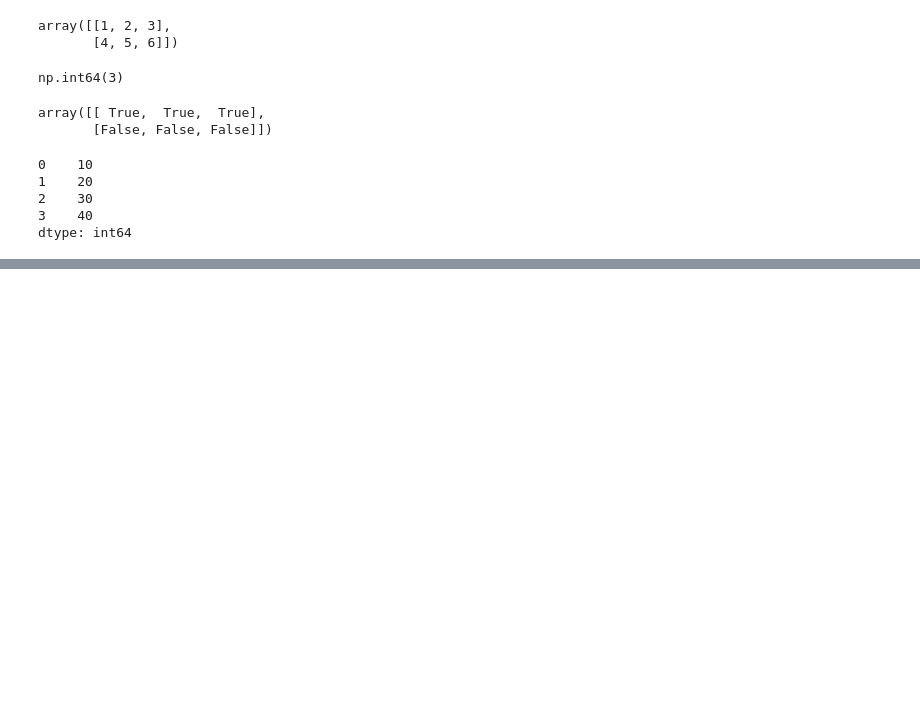
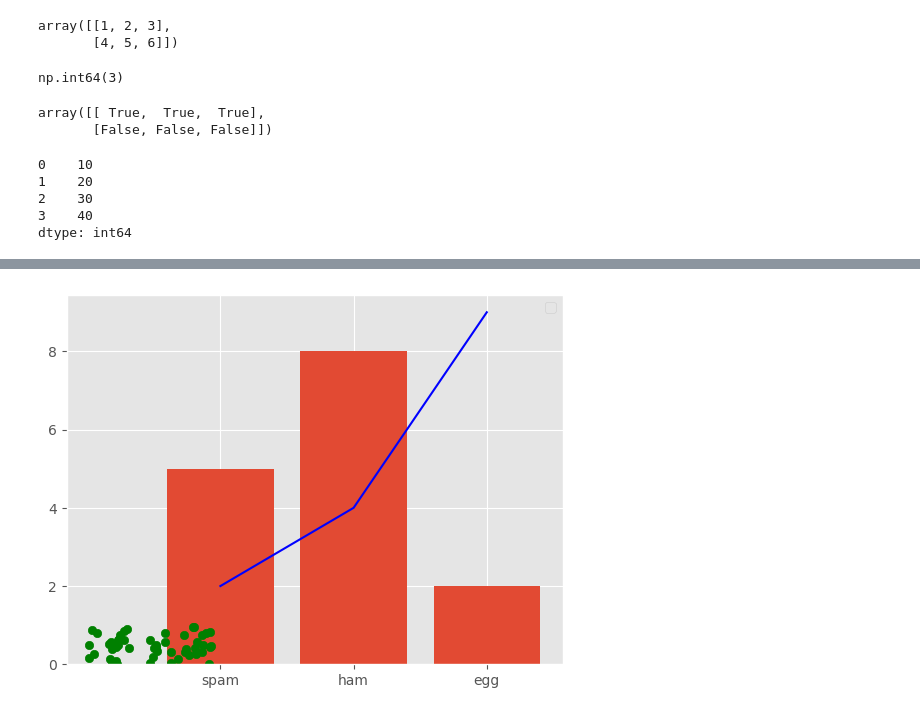
Before and after one commit to makishig/python_practice, a Jupyter notebook: 2026_9_14.ipynb, the cells around one changed output, grey strips where cells are left out. Saved outputs shown, nothing was run; the diff lists cells and outputs as text; code cells hidden in the pictures; blank space fills up the shorter version.

```diff
--- a/2026_9_14.ipynb
+++ b/2026_9_14.ipynb
@@ -340,0 +768,18 @@ df = pd.Dataframe
+# %%
+import matplotlib.pyplot as plt
+import matplotlib.style
+matplotlib.style.use('ggplot')
+
+fig, ax = plt.subplots()
+ax.legend(loc='best')
+ax.bar([1, 2, 3], [5, 8, 2], tick_label=['spam', 'ham', 'egg'])
+
+ax.plot([1, 2, 3], [2, 4, 9], label='Legend label', color='blue')
+
+rng = np.random.default_rng(123)
+x = rng.random(50)
+y = rng.random(50)
+ax.scatter(x, y, color='green')
+plt.show()
+# %% [output]
+[figure, added]
```
Also changed, not shown: parts of 46 cells of this notebook.
